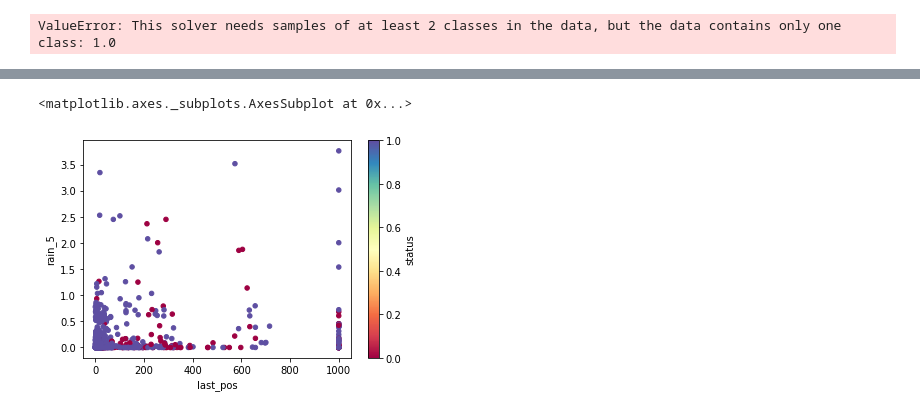
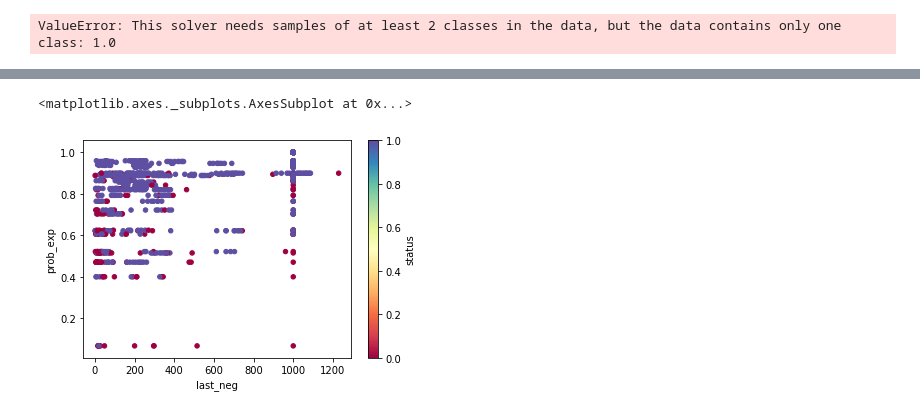
Before and after one commit to ishmandoo/trickle-tracker, a Jupyter notebook: predictor.ipynb, the cells around one changed output, grey strips where cells are left out. Saved outputs shown, nothing was run; the diff lists cells and outputs as text; code cells hidden in the pictures.

Commit message:
visual tweaks, tweaks to model

```diff
--- a/predictor.ipynb
+++ b/predictor.ipynb
@@ -305,5 +298,5 @@ out
 # %%
-data.plot(kind='scatter',x="last_pos",y="rain_5",c="status", cmap=cm.get_cmap('Spectral'))
+data.plot(kind='scatter',x="last_neg",y="prob_exp",c="status", cmap=cm.get_cmap('Spectral'))
 # %% [output]
 <matplotlib.axes._subplots.AxesSubplot at 0x...>
-[figure, old version]
+[figure, new version]
```
Also changed, not shown: parts of 11 cells of this notebook, 8 other files.
